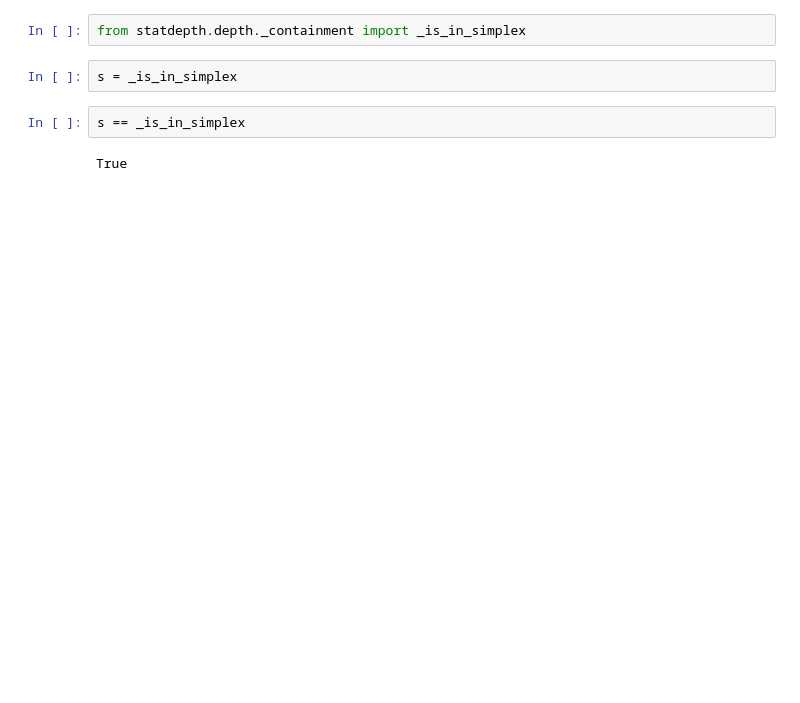
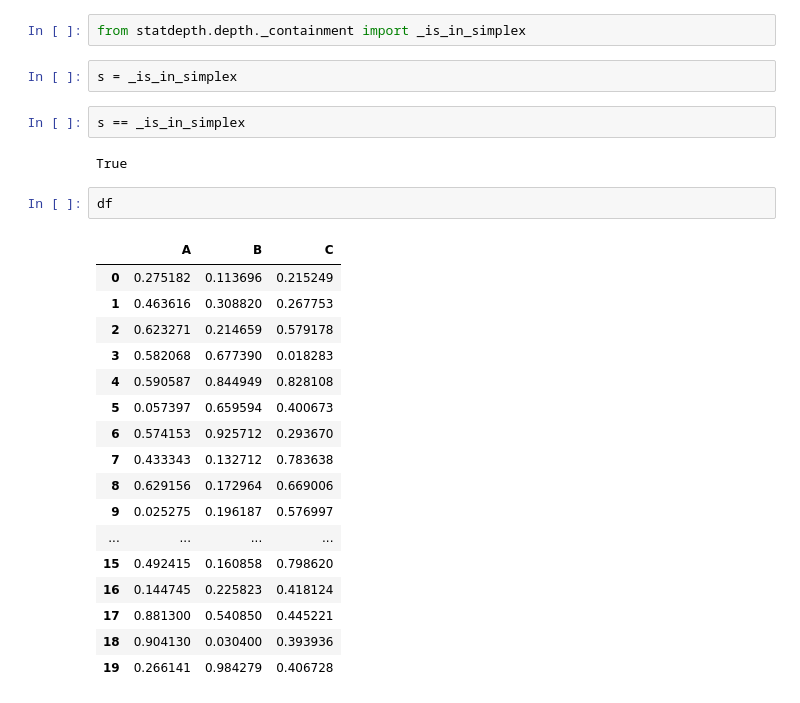
Before and after one commit to braingeneers/statdepth, a Jupyter notebook: testing_notebooks/jlehrer_testing_notebook_03.ipynb, the cells around one changed output. Cells and saved outputs as stored; diff of their text form; blank space fills up the shorter version.

```diff
--- a/testing_notebooks/jlehrer_testing_notebook_03.ipynb
+++ b/testing_notebooks/jlehrer_testing_notebook_03.ipynb
@@ -150,3 +165,23 @@ s = _is_in_simplex
 s == _is_in_simplex
 # %% [output]
 True
+# %%
+df
+# %% [output]
+|  | A | B | C |
+| 0 | 0.275182 | 0.113696 | 0.215249 |
+| 1 | 0.463616 | 0.308820 | 0.267753 |
+| 2 | 0.623271 | 0.214659 | 0.579178 |
+| 3 | 0.582068 | 0.677390 | 0.018283 |
+| 4 | 0.590587 | 0.844949 | 0.828108 |
+| 5 | 0.057397 | 0.659594 | 0.400673 |
+| 6 | 0.574153 | 0.925712 | 0.293670 |
+| 7 | 0.433343 | 0.132712 | 0.783638 |
+| 8 | 0.629156 | 0.172964 | 0.669006 |
+| 9 | 0.025275 | 0.196187 | 0.576997 |
+| ... | ... | ... | ... |
+| 15 | 0.492415 | 0.160858 | 0.798620 |
+| 16 | 0.144745 | 0.225823 | 0.418124 |
+| 17 | 0.881300 | 0.540850 | 0.445221 |
+| 18 | 0.904130 | 0.030400 | 0.393936 |
+| 19 | 0.266141 | 0.984279 | 0.406728 |
```
Also changed, not shown: parts of 8 cells of this notebook, 2 other files.
